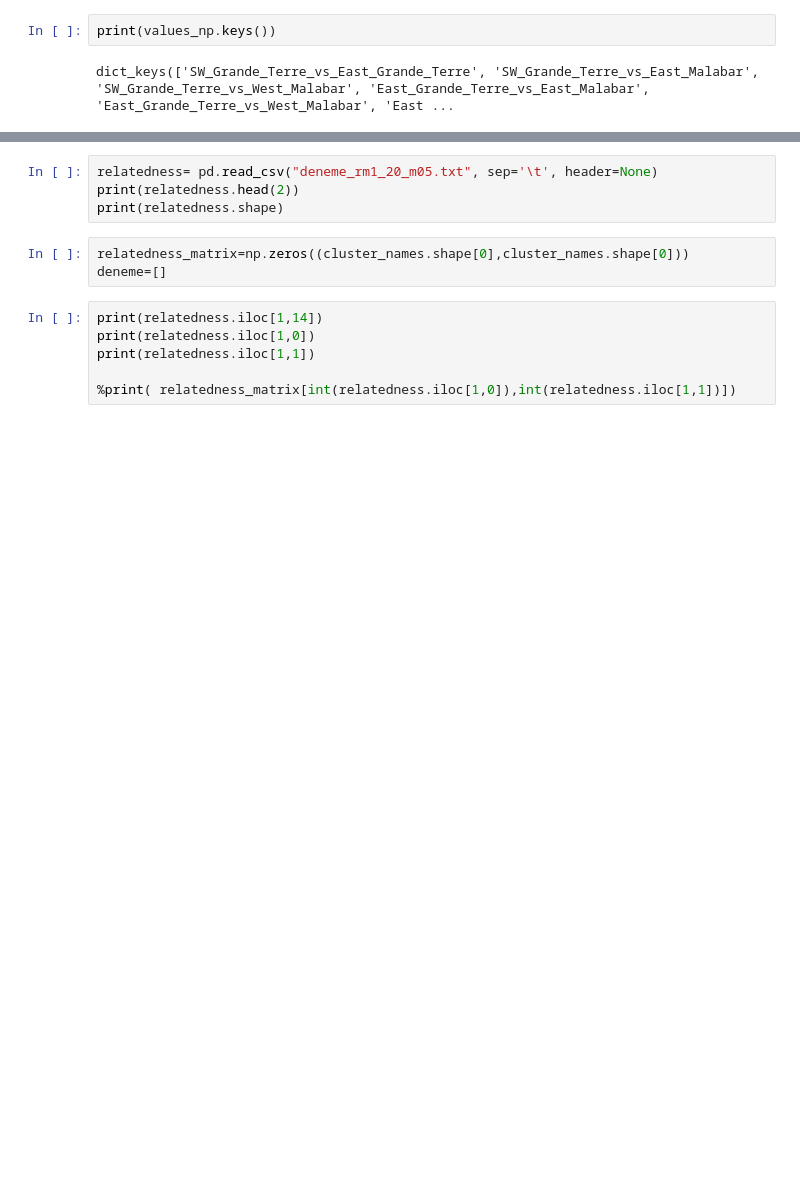
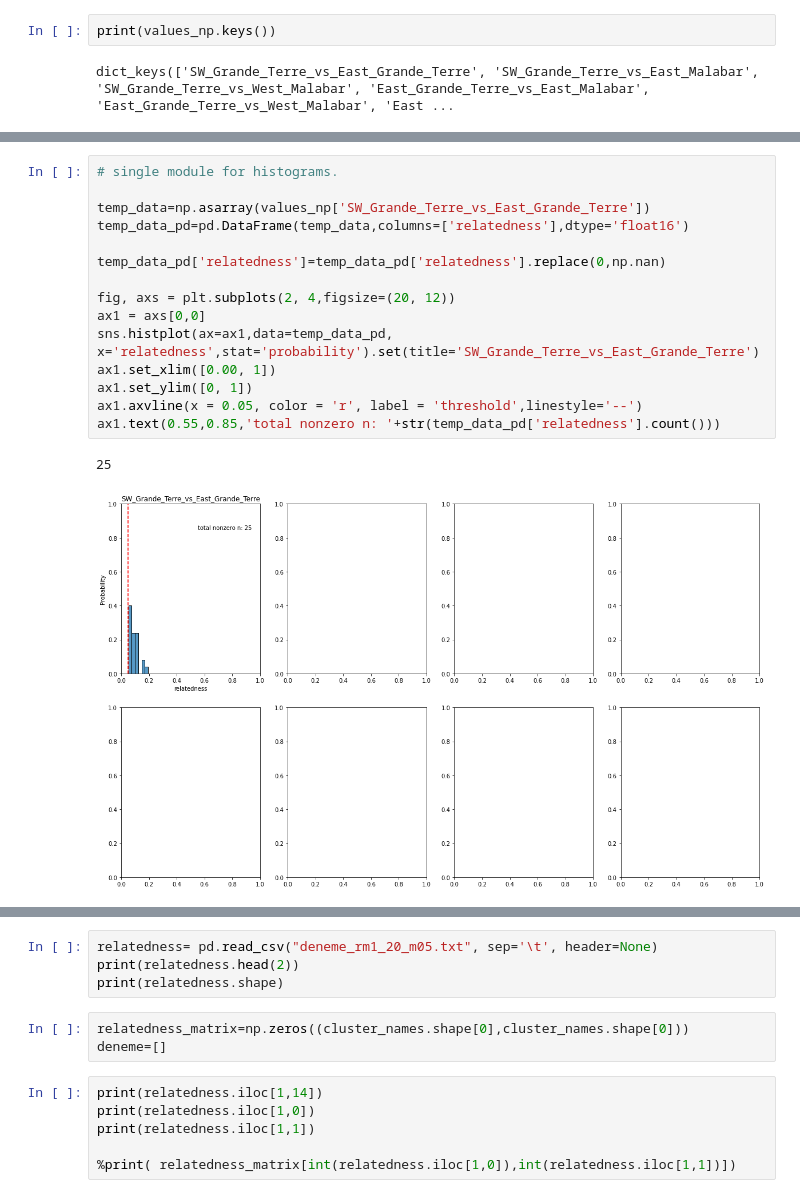
Before and after one commit to uzelkerem/AGT_Population, a Jupyter notebook: Untitled.ipynb, the cells around one changed output, grey strips where cells are left out. Drawn from its saved outputs; the diff is of its cells as text; blank space fills up the shorter version.

```diff
--- a/Untitled.ipynb
+++ b/Untitled.ipynb
@@ -237,0 +298,18 @@ print(temp_data.shape[0])
+# %%
+# single module for histograms.
+
+temp_data=np.asarray(values_np['SW_Grande_Terre_vs_East_Grande_Terre'])
+temp_data_pd=pd.DataFrame(temp_data,columns=['relatedness'],dtype='float16')
+
+temp_data_pd['relatedness']=temp_data_pd['relatedness'].replace(0,np.nan)
+
+fig, axs = plt.subplots(2, 4,figsize=(20, 12))
+ax1 = axs[0,0]
+sns.histplot(ax=ax1,data=temp_data_pd, x='relatedness',stat='probability').set(title='SW_Grande_Terre_vs_East_Grande_Terre')
+ax1.set_xlim([0.00, 1])
+ax1.set_ylim([0, 1])
+ax1.axvline(x = 0.05, color = 'r', label = 'threshold',linestyle='--')
+ax1.text(0.55,0.85,'total nonzero n: '+str(temp_data_pd['relatedness'].count()))
+# %% [output]
+25
+[figure, added]
```
Also changed, not shown: parts of 9 cells of this notebook, 1 other file.
